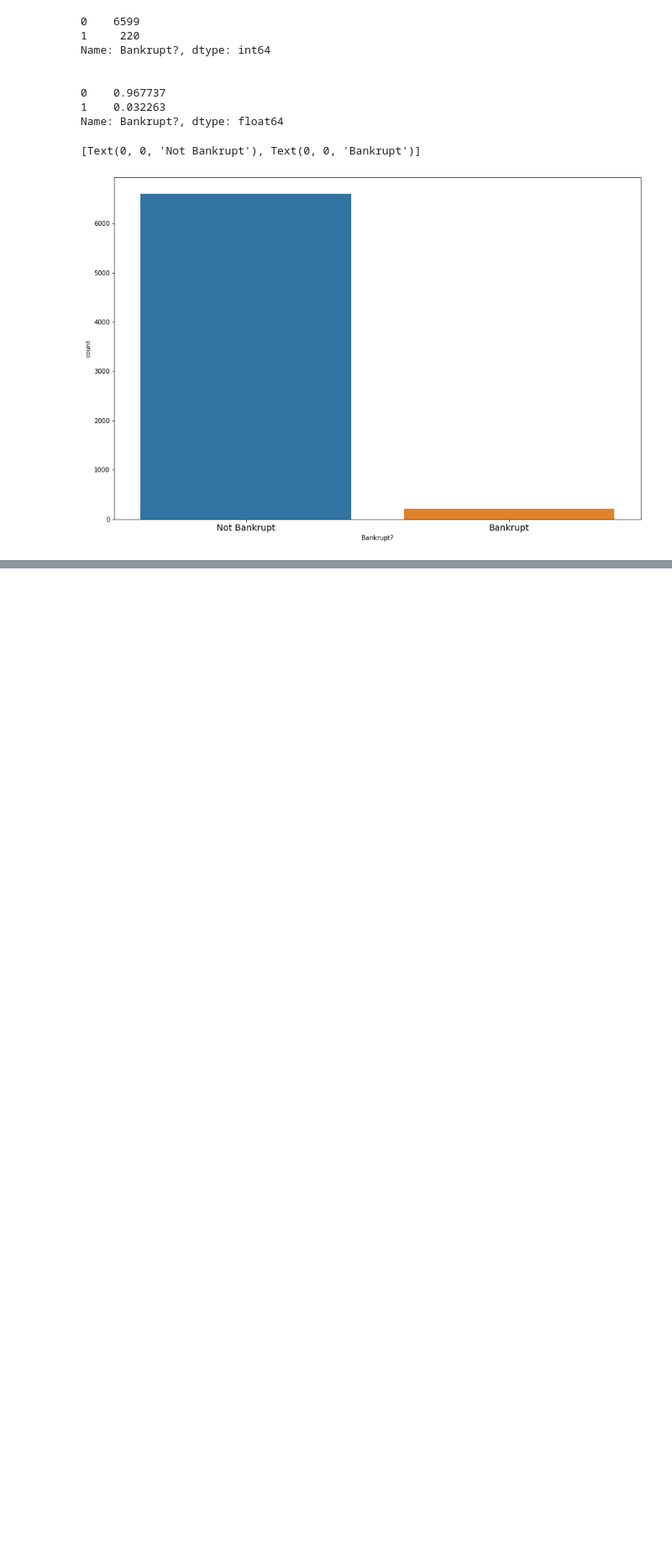
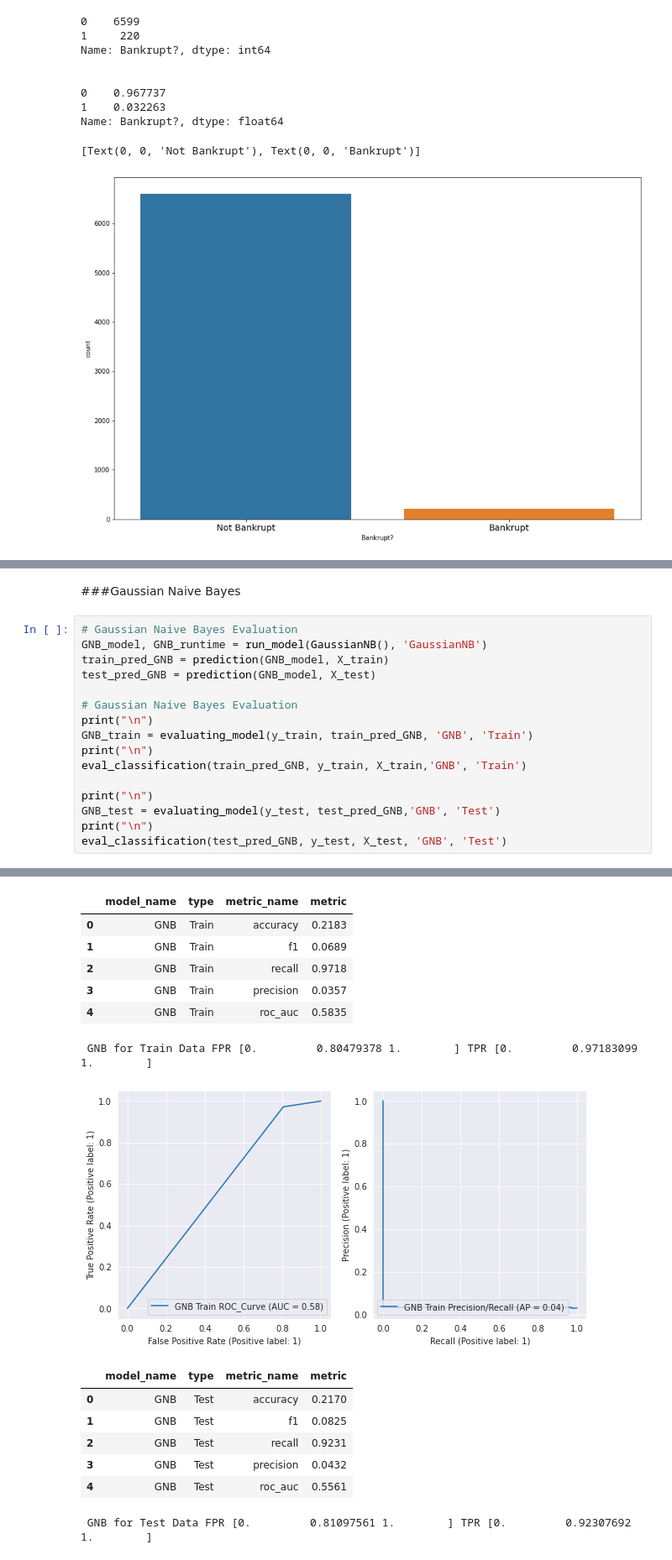
Before and after one commit to spros1/TaiwaneseBankruptcyPrediction, a Jupyter notebook: TaiwaneseBankruptcyPrediction.ipynb, the cells around one changed output, grey strips where cells are left out. Shown at 84% size. Drawn from its saved outputs; the diff is of its cells as text; blank space fills up the shorter version.

```diff
--- a/TaiwaneseBankruptcyPrediction.ipynb
+++ b/TaiwaneseBankruptcyPrediction.ipynb
@@ -132,0 +346,19 @@ To conclude :
+# %% [markdown]
+###Gaussian Naive Bayes
+# %%
+# Gaussian Naive Bayes Evaluation
+GNB_model, GNB_runtime = run_model(GaussianNB(), 'GaussianNB')
+train_pred_GNB = prediction(GNB_model, X_train)
+test_pred_GNB = prediction(GNB_model, X_test)
+
+# Gaussian Naive Bayes Evaluation
+print("\n")
+GNB_train = evaluating_model(y_train, train_pred_GNB, 'GNB', 'Train')
+print("\n")
+eval_classification(train_pred_GNB, y_train, X_train,'GNB', 'Train')
+
+print("\n")
+GNB_test = evaluating_model(y_test, test_pred_GNB,'GNB', 'Test')
+print("\n")
+eval_classification(test_pred_GNB, y_test, X_test, 'GNB', 'Test')
+# %% [output]
@@ -132,0 +366,15 @@ To conclude :
+|  | model_name | type | metric_name | metric |
+| 0 | GNB | Train | accuracy | 0.2183 |
+| 1 | GNB | Train | f1 | 0.0689 |
+| 2 | GNB | Train | recall | 0.9718 |
+| 3 | GNB | Train | precision | 0.0357 |
+| 4 | GNB | Train | roc_auc | 0.5835 |
+ GNB for Train Data FPR [0.         0.80479378 1.        ] TPR [0.         0.97183099 1.        ]
+[figure, added]
+|  | model_name | type | metric_name | metric |
+| 0 | GNB | Test | accuracy | 0.2170 |
+| 1 | GNB | Test | f1 | 0.0825 |
+| 2 | GNB | Test | recall | 0.9231 |
+| 3 | GNB | Test | precision | 0.0432 |
+| 4 | GNB | Test | roc_auc | 0.5561 |
+ GNB for Test Data FPR [0.         0.81097561 1.        ] TPR [0.         0.92307692 1.        ]
```
Also changed, not shown: parts of 33 cells of this notebook.
